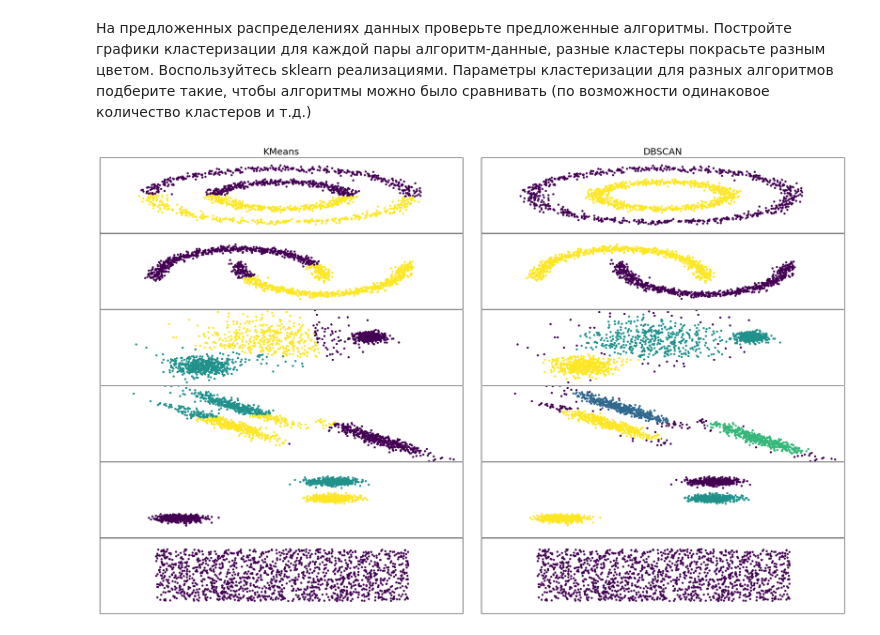
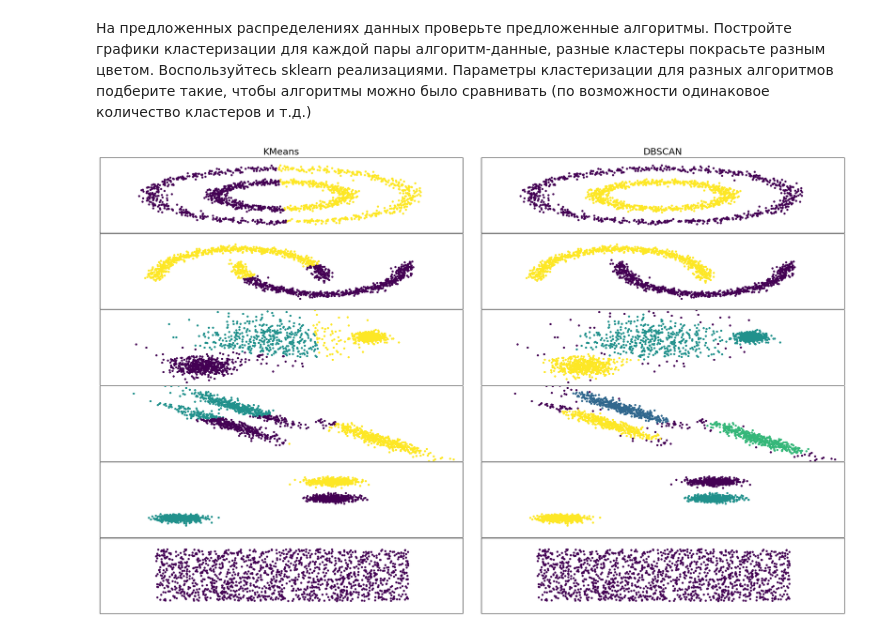
Before and after one commit to dmitrii-krasnikov/anytask_AESC, a Jupyter notebook: HW.ipynb, the cells around one changed output. Drawn from its saved outputs; the diff is of its cells as text; code cells hidden in the pictures.

```diff
--- a/HW.ipynb
+++ b/HW.ipynb
@@ -31,7 +31,7 @@ def plot_clasters(X, labels, k, filename, centrs):
 
     for best_centr in centrs:
         plt.scatter(best_centr[0], best_centr[1],
-                    color='yellow', marker='*', s=350, edgecolors='black', zorder=5)
+                    color='yellow', marker='*', s=350, edgecolors='black')
 
     plt.title(f"Распределение точек для файла {filename}")
     plt.legend()
@@ -142,7 +142,6 @@ for f, k, metric in zip(files, k_values, metrics):
 
     plot_clasters(X, labels, k, f, centrs)
 
-print("\nГотово! Усредненные центры * 1000:")
 for f, avg_center in results:
     print(f"{f}: X = {avg_center[0]:.2f}, Y = {avg_center[1]:.2f}")
 # %% [output]
@@ -278,32 +277,32 @@ for i_dataset, (dataset, algo_params) in enumerate(datasets_list):
     )
     # make connectivity symmetriс
     connectivity = 0.5 * (connectivity + connectivity.T)
 
 
-    kmeans = cluster.KMeans(n_clusters=params["n_clusters"], n_init="auto")
+    kmeans = cluster.MiniBatchKMeans(n_clusters=params["n_clusters"], n_init="auto")
     dbscan = cluster.DBSCAN(eps=params["eps"], min_samples=params["min_samples"])
 
     for name, algorithm in [("KMeans", kmeans), ("DBSCAN", dbscan)]:
         algorithm.fit(X)
         labels = algorithm.labels_
 
         plt.subplot(len(datasets_list), 2, plot_num)
 
         if i_dataset == 0:
             plt.title(name, size=18)
 
         plt.scatter(X[:, 0], X[:, 1], c=labels, s=10)
 
 
         #const size
         plt.xlim(-2.5, 2.5)
         plt.ylim(-2.5, 2.5)
         #oxyz
         plt.xticks([])
         plt.yticks([])
 
         plot_num += 1
 
 plt.show()
 # %% [output]
-[figure, old version]
+[figure, new version]
```
